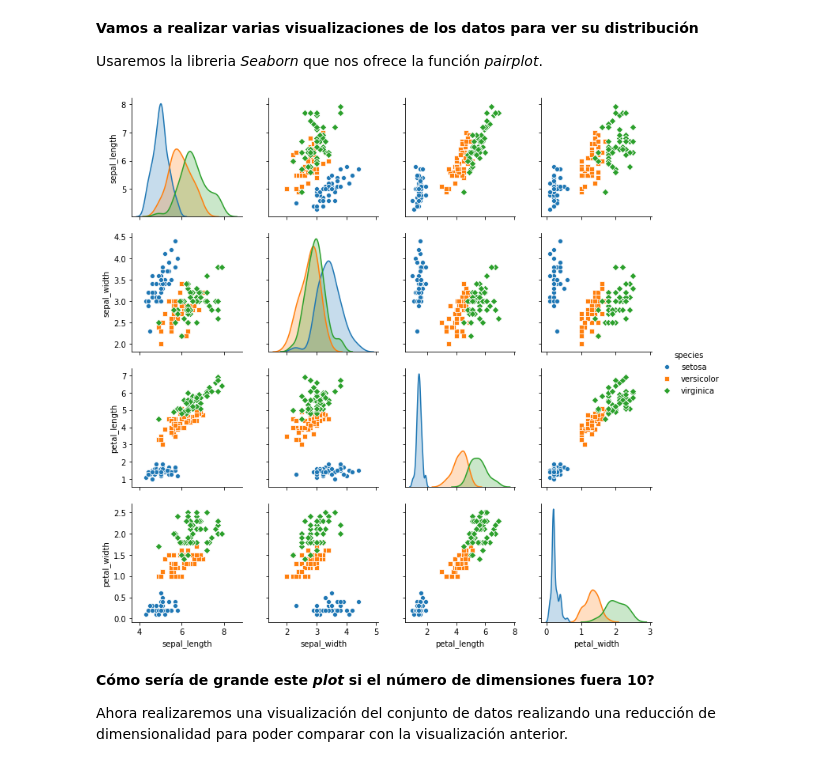
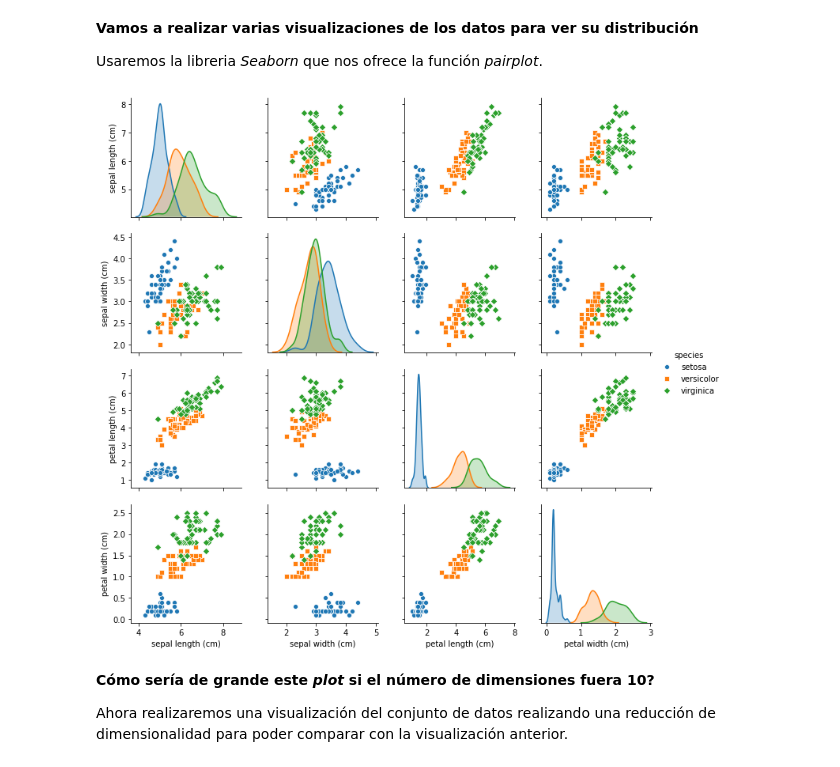
Before and after one commit to bmalcover/ml2019, a Jupyter notebook: 05_Reduccion_PCA.ipynb, the cells around one changed output. Saved outputs shown, nothing was run; the diff lists cells and outputs as text; code cells hidden in the pictures.

```diff
--- a/05_Reduccion_PCA.ipynb
+++ b/05_Reduccion_PCA.ipynb
@@ -56,5 +57,10 @@ X = iris.data
 print(X.shape)
 y = iris.target
 target_names = iris.target_names
+print(target_names)
+
+df = pd.DataFrame(iris.data, columns=iris.feature_names)
+df["species"] = [iris.target_names[i] for i in iris.target]
+df.head()
 # %% [output]
 (150, 4)
@@ -65,11 +78,11 @@ Usaremos la libreria *Seaborn* que nos ofrece la función *pairplot*.
 # %%
 import seaborn as sns
 
 viz = sns.load_dataset("iris")
-
-g = sns.pairplot(viz, hue="species", markers=["o", "s", "D"])
+#viz.head()
+g = sns.pairplot(df,hue="species",  markers=["o", "s", "D"])
 # %% [output]
-[figure, old version]
+[figure, new version]
 # %% [markdown]
 **Cómo sería de grande este *plot* si el número de dimensiones fuera 10?**
 
```
Also changed, not shown: parts of 7 cells of this notebook, 1 other file.
